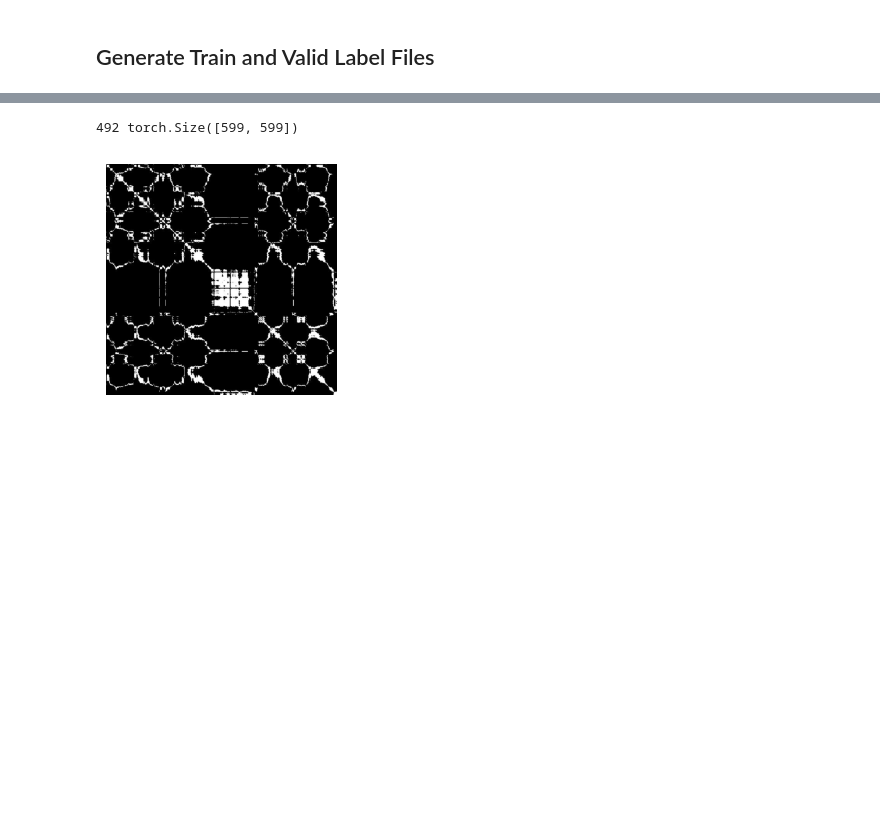
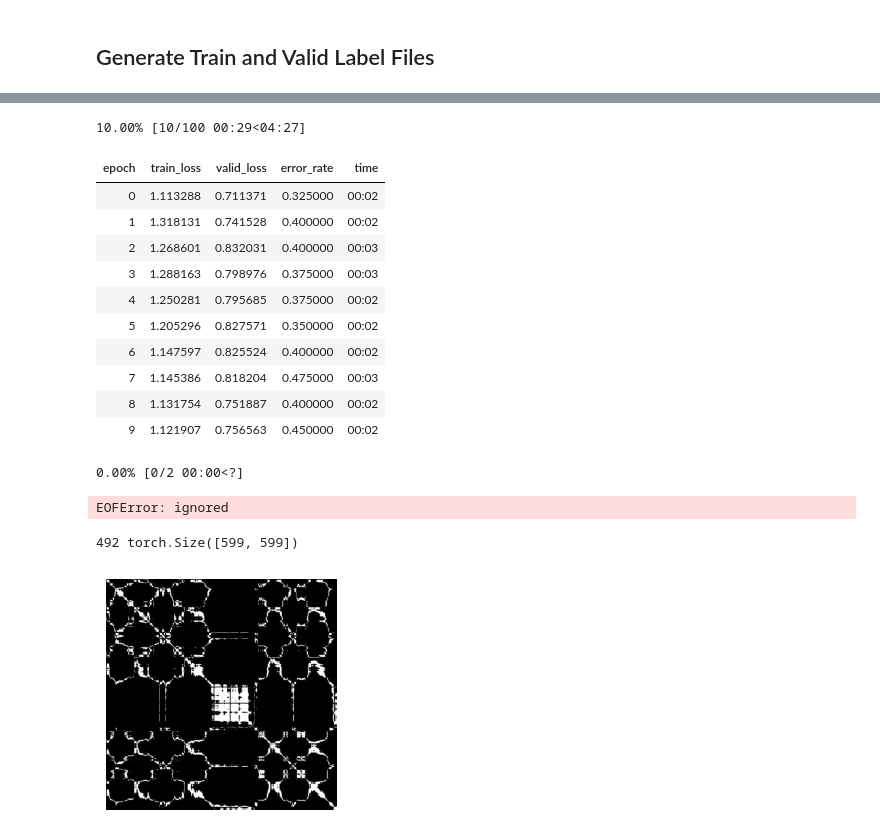
Before and after one commit to andre-coimbra-ifg/CTG_RP_PC, a Jupyter notebook: PC_CTG_Complete_Coimbra.ipynb, the cells around one changed output, grey strips where cells are left out. Drawn from its saved outputs; the diff is of its cells as text; code cells hidden in the pictures; blank space fills up the shorter version.

```diff
--- a/PC_CTG_Complete_Coimbra.ipynb
+++ b/PC_CTG_Complete_Coimbra.ipynb
@@ -264,3 +291,20 @@ Test: None
+# %%
+learn.fit_one_cycle(100, 2e-4)
+# %% [output]
+10.00% [10/100 00:29<04:27]
+| epoch | train_loss | valid_loss | error_rate | time |
+| 0 | 1.113288 | 0.711371 | 0.325000 | 00:02 |
+| 1 | 1.318131 | 0.741528 | 0.400000 | 00:02 |
+| 2 | 1.268601 | 0.832031 | 0.400000 | 00:03 |
+| 3 | 1.288163 | 0.798976 | 0.375000 | 00:03 |
+| 4 | 1.250281 | 0.795685 | 0.375000 | 00:02 |
+| 5 | 1.205296 | 0.827571 | 0.350000 | 00:02 |
+| 6 | 1.147597 | 0.825524 | 0.400000 | 00:02 |
+| 7 | 1.145386 | 0.818204 | 0.475000 | 00:03 |
+| 8 | 1.131754 | 0.751887 | 0.400000 | 00:02 |
+| 9 | 1.121907 | 0.756563 | 0.450000 | 00:02 |
+0.00% [0/2 00:00<?]
+EOFError: ignored
 # %%
 im = train.get(-1)
 print(len(train), im.size)
```
Also changed, not shown: parts of 45 cells of this notebook.
